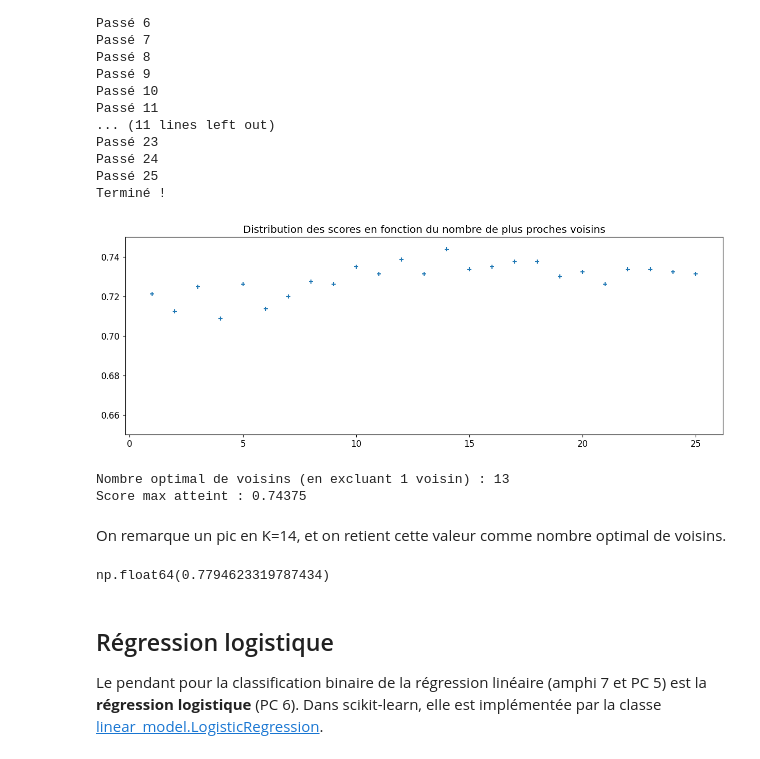
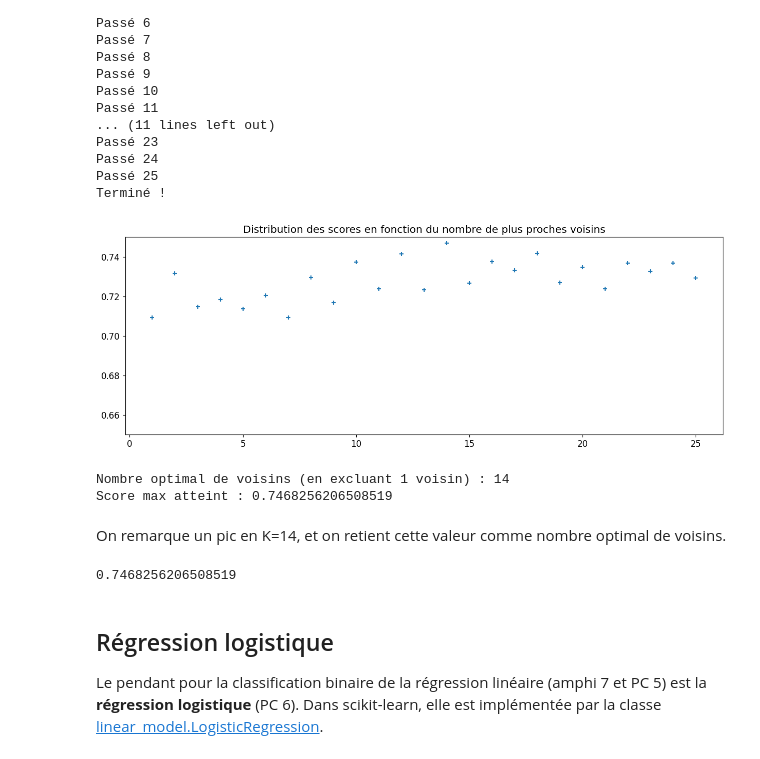
Before and after one commit to zephyrderiviere/projet-SDD, a Jupyter notebook: Projet.ipynb, the cells around one changed output. Saved outputs shown, nothing was run; the diff lists cells and outputs as text; code cells hidden in the pictures.

```diff
--- a/Projet.ipynb
+++ b/Projet.ipynb
@@ -262,7 +262,7 @@ scores = []
 for K in range(1, K_max):
     ten_f = KFold(n_splits=10, shuffle=True, random_state=19)
     KNN = neighbors.KNeighborsClassifier(K)
-    scores.append(cross_val_score(KNN, X_train_scaled, y_train_risk_vs_norisk, cv=ten_f).mean())
+    scores.append(cross_val_score(KNN, X_train_scaled, y_train_risk_vs_norisk, cv=ten_f, scoring="balanced_accuracy").mean())
     print("Passé", K)
 print("Terminé !")
 # %% [output]
@@ -286,34 +286,29 @@ Terminé !
 # %%
 plt.figure(figsize=(15, 5))
 plt.scatter(np.arange(1, K_max), np.array(scores), marker='+')
 plt.ylim(0.65, 0.75)
 plt.title("Distribution des scores en fonction du nombre de plus proches voisins")
 plt.show()
 
-K_star = np.argmax(np.array(scores)[1:]) + 1
-print("Nombre optimal de voisins (en excluant 1 voisin) :", K_star)
+K_star = np.argmax(np.array(scores)) + 1
+print("Nombre optimal de voisins :", K_star)
 print("Score max atteint :", np.max(scores))
 # %% [output]
-[figure, old version]
+[figure, new version]
-Nombre optimal de voisins (en excluant 1 voisin) : 13
-Score max atteint : 0.74375
+Nombre optimal de voisins (en excluant 1 voisin) : 14
+Score max atteint : 0.7468256206508519
 # %% [markdown]
 On remarque un pic en K=14, et on retient cette valeur comme nombre optimal de voisins.
 # %%
 #Calcul de la BA correspondante
 
+KNN = neighbors.KNeighborsClassifier(K_star)
+BA_KNN = cross_val_score(KNN, X_train_scaled, y_train_risk_vs_norisk, cv=ten_f, scoring="balanced_accuracy").mean()
 
-y_pred_kneighbors = neighbors.KNeighborsClassifier(K_star).fit(X_train_scaled, y_train_risk_vs_norisk).predict(X_train_scaled)
 
-TN = ((y_pred_kneighbors == 0) & (y_train_risk_vs_norisk == 0)).sum()
-Negatives =  (y_pred_kneighbors == 0).sum()
-TP = ((y_pred_kneighbors == 1) & (y_train_risk_vs_norisk == 1)).sum()
-Positives = (y_pred_kneighbors == 1).sum()
-BA_KNN = 0.5 * (TP / Positives + TN / Negatives)
-
-BA_KNN
+print(BA_KNN)
 # %% [output]
-np.float64(0.7794623319787434)
+0.7468256206508519
 # %% [markdown]
 ## Régression logistique
 Le pendant pour la classification binaire de la régression linéaire (amphi 7 et PC 5) est la __régression logistique__ (PC 6). Dans scikit-learn, elle est implémentée par la classe [linear_model.LogisticRegression](https://scikit-learn.org/stable/modules/generated/sklearn.linear_model.LogisticRegression.html).
```
Also changed, not shown: parts of 13 cells of this notebook.
